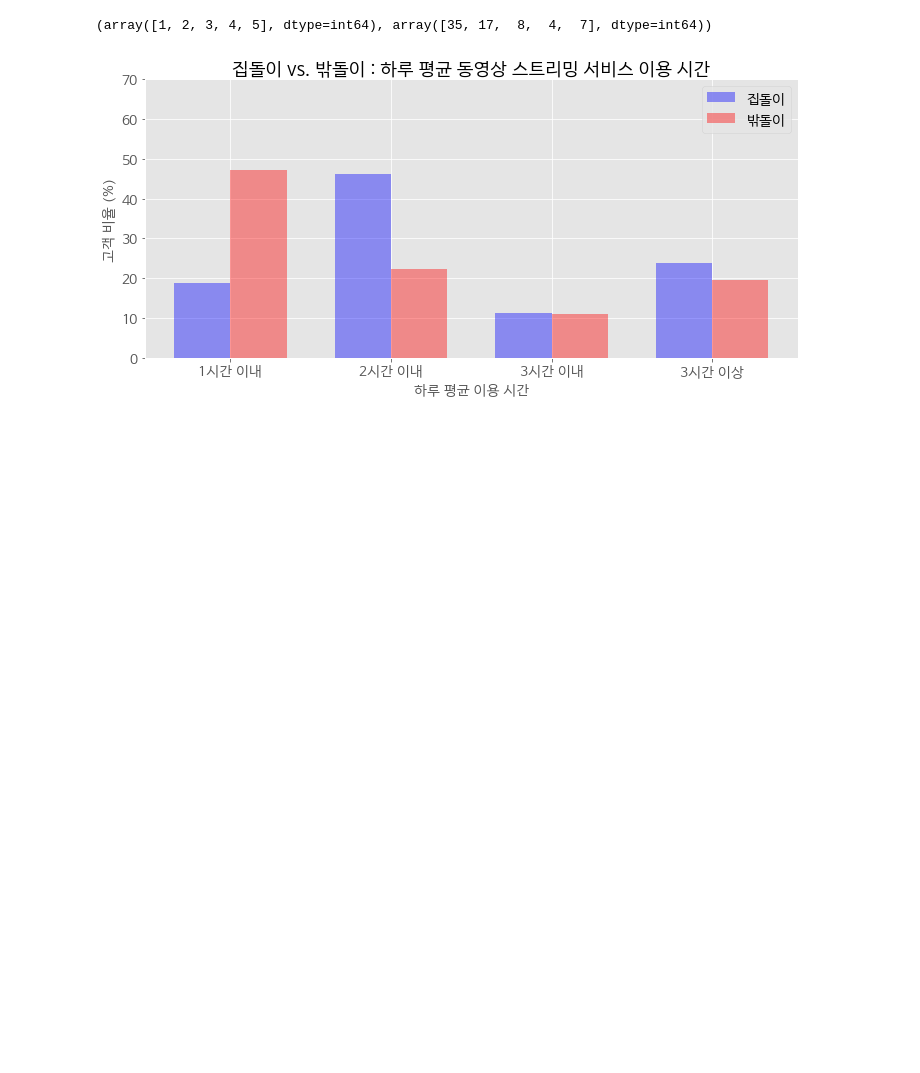
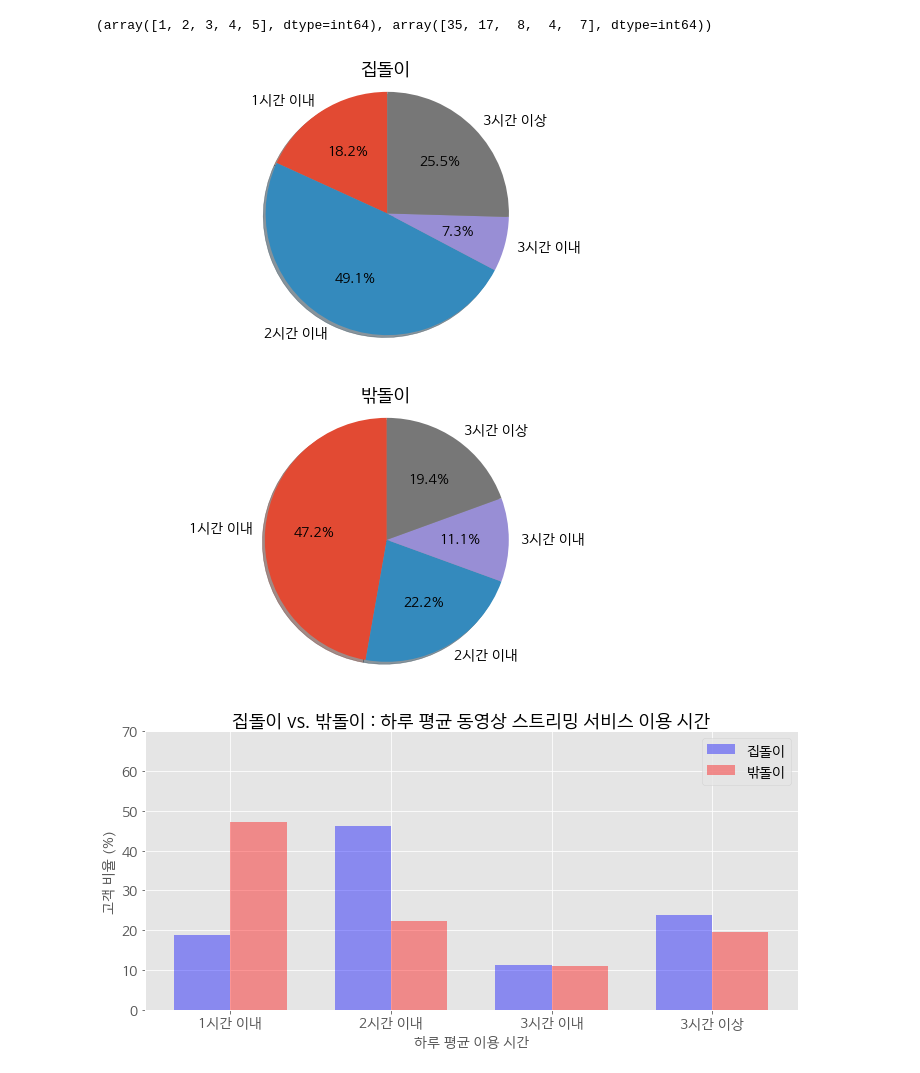
Before and after one commit to SOYNGPARK/shcard-summerschool, a Jupyter notebook: zipdol_survey20-23.ipynb, the cells around one changed output. Cells and saved outputs as stored; diff of their text form; code cells hidden in the pictures; blank space fills up the shorter version.

```diff
--- a/zipdol_survey20-23.ipynb
+++ b/zipdol_survey20-23.ipynb
@@ -282,6 +270,14 @@ num, count_nozip21 = np.unique(nozipdol['Q21'], return_counts=True)
 num, count_nozip21
 # %% [output]
 (array([1, 2, 3, 4, 5], dtype=int64), array([35, 17,  8,  4,  7], dtype=int64))
+# %%
+labels = ['1시간 이내', '2시간 이내', '3시간 이내', '3시간 이상']
+# %%
+piechart('집돌이',labels ,count_zip21[1:])
+piechart('밖돌이',labels ,count_nozip21[1:])
+# %% [output]
+[figure, added]
+[figure, added]
 # %%
 n_groups = 4
 
```
Also changed, not shown: parts of 10 cells of this notebook.
